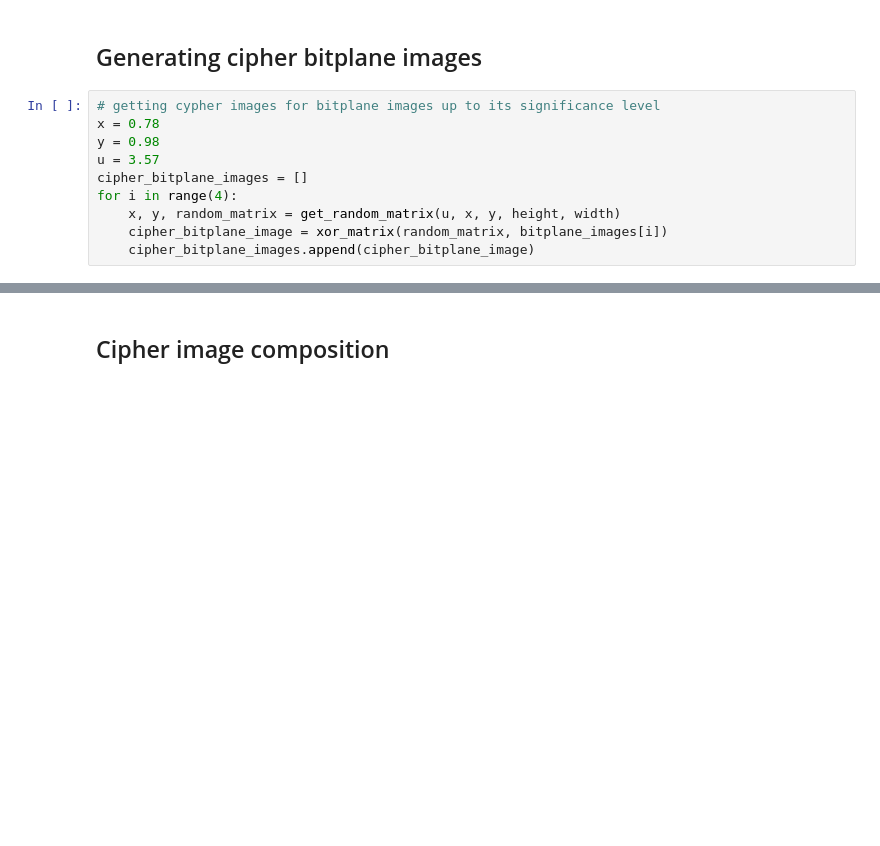
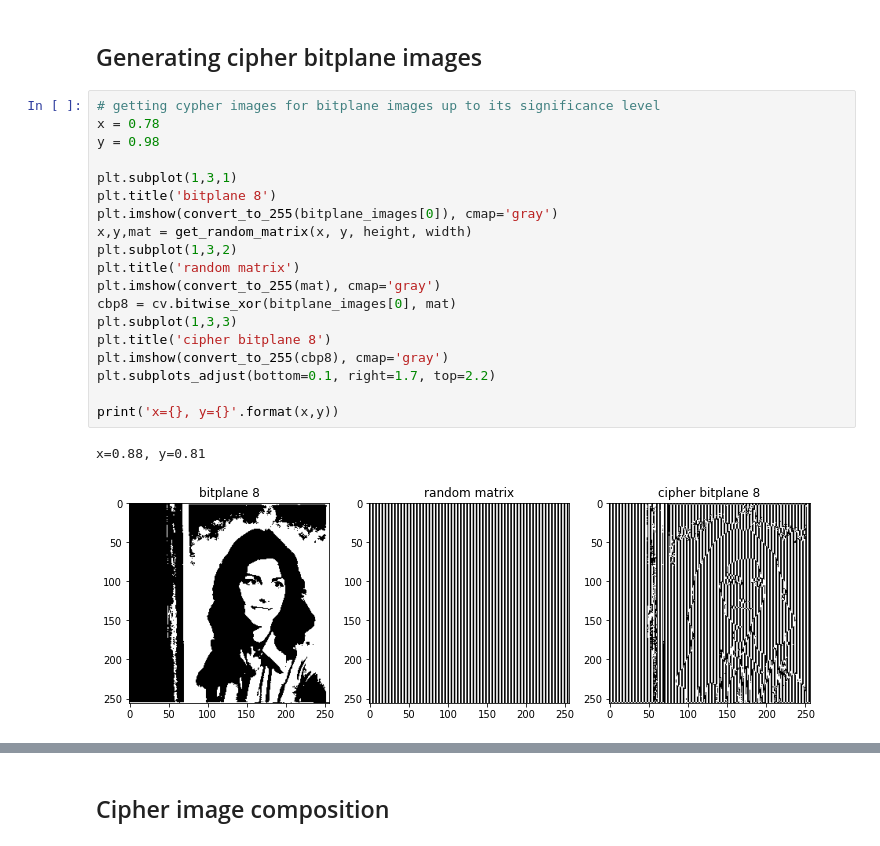
Before and after one commit to suvasish114/Non-Adaptive-Partial-Image-Encryption, a Jupyter notebook: sender.ipynb, the cells around one changed output, grey strips where cells are left out. Saved outputs shown, nothing was run; the diff lists cells and outputs as text; blank space fills up the shorter version.

```diff
--- a/sender.ipynb
+++ b/sender.ipynb
@@ -59,10 +59,22 @@ plt.subplots_adjust(bottom=0.1, right=1.5, top=2.2)
 # %%
 # getting cypher images for bitplane images up to its significance level
 x = 0.78
 y = 0.98
-u = 3.57
-cipher_bitplane_images = []
-for i in range(4):
-    x, y, random_matrix = get_random_matrix(u, x, y, height, width)
-    cipher_bitplane_image = xor_matrix(random_matrix, bitplane_images[i])
-    cipher_bitplane_images.append(cipher_bitplane_image)
+
+plt.subplot(1,3,1)
+plt.title('bitplane 8')
+plt.imshow(convert_to_255(bitplane_images[0]), cmap='gray')
+x,y,mat = get_random_matrix(x, y, height, width)
+plt.subplot(1,3,2)
+plt.title('random matrix')
+plt.imshow(convert_to_255(mat), cmap='gray')
+cbp8 = cv.bitwise_xor(bitplane_images[0], mat)
+plt.subplot(1,3,3)
+plt.title('cipher bitplane 8')
+plt.imshow(convert_to_255(cbp8), cmap='gray')
+plt.subplots_adjust(bottom=0.1, right=1.7, top=2.2)
+
+print('x={}, y={}'.format(x,y))
+# %% [output]
+x=0.88, y=0.81
+[figure, added]
```
Also changed, not shown: parts of 10 cells of this notebook, 4 other files.
